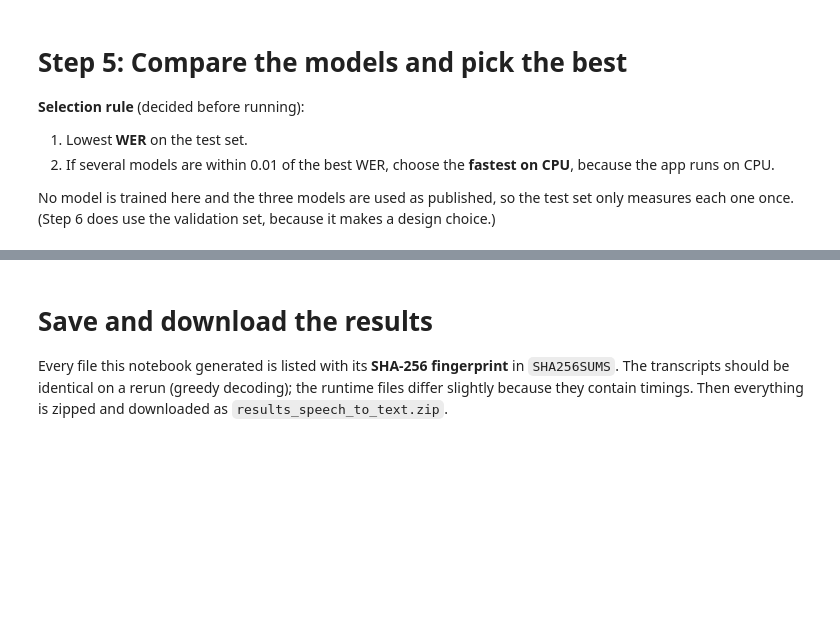
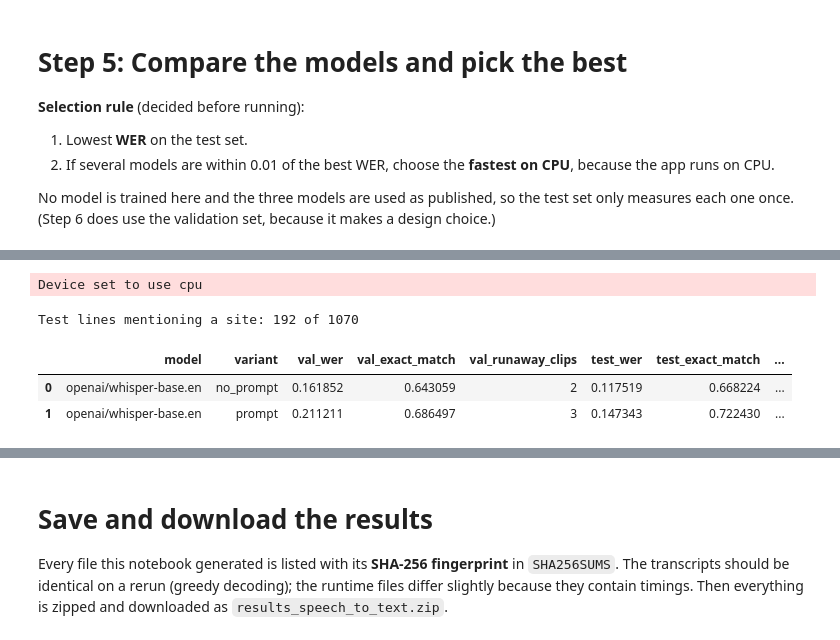
Before and after one commit to EthanIsaac/valorant-voiceline-qa, a Jupyter notebook: notebooks/02_speech_to_text.ipynb, the cells around one changed output, grey strips where cells are left out. Saved outputs shown, nothing was run; the diff lists cells and outputs as text; code cells hidden in the pictures; blank space fills up the shorter version.

```diff
--- a/notebooks/02_speech_to_text.ipynb
+++ b/notebooks/02_speech_to_text.ipynb
@@ -395,50 +458,55 @@ print("\nAdopted variant:", ADOPTED)
 # %%
-# 2. Report all three variants on the test set (the no-prompt test transcripts come from Step 3)
-test_raw = {"no_prompt": list(transcripts[f"{BEST}_raw"]), "prompt": transcribe(best_asr, test["waveform"], prompt_ids)}
-test_raw["prompt_guarded"] = [n if is_loop(p) else p for n, p in zip(test_raw["no_prompt"], test_raw["prompt"])]
+# 3. Report on the test set (the no-prompt test transcripts come from Step 3)
+test_raw_prompt = transcribe(best_asr, test["waveform"], prompt_ids)
+test_scores = {"no_prompt": {
+    "wer": results[BEST]["wer"],
+    "exact_match": results[BEST]["exact_match"],
+    "runaway_clips": runaway_clips(transcripts["reference"], transcripts[f"{BEST}_normalized"]),
+}}
+test_scores["prompt"], prompt_normalized, prompt_clip_wer = score(transcripts["reference"], test_raw_prompt)
 
-test_scores, test_clip_wer, test_normalized = {}, {}, {}
-for variant in VARIANTS:
-    test_scores[variant], test_normalized[variant], test_clip_wer[variant] = score(transcripts["reference"], test_raw[variant])
-
-prompt_transcripts = transcripts[["agent", "audio_name", "spoken_text", "reference"]].copy()
-for variant in VARIANTS:
-    prompt_transcripts[f"{variant}_raw"] = test_raw[variant]
-    prompt_transcripts[f"{variant}_clip_wer"] = test_clip_wer[variant]
-prompt_transcripts["guard_triggered"] = [is_loop(p) for p in test_raw["prompt"]]
+prompt_transcripts = transcripts[["agent", "audio_name", "spoken_text", "reference",
+                                  f"{BEST}_raw", f"{BEST}_clip_wer"]].copy()
+prompt_transcripts[f"{BEST}_prompt_raw"] = test_raw_prompt
+prompt_transcripts[f"{BEST}_prompt_clip_wer"] = prompt_clip_wer
 prompt_transcripts.to_csv(f"{RESULTS_DIR}/{BEST}_prompt_test_transcripts.csv", index=False)
 
 # Effect on the lines the prompt targets: lines that mention a site letter (A, B or C)
 mentions_site = transcripts["spoken_text"].str.contains(r"\b[ABC]\b", regex=True).to_numpy()
 
-# CPU runtime of the two prompted variants (same 100 clips and method as Step 4)
+# CPU runtime with the prompt (same 100 clips and method as Step 4)
 cpu_asr = pipeline("automatic-speech-recognition", model=CANDIDATES[BEST], device=-1)
 cpu_prompt_ids = cpu_asr.tokenizer.get_prompt_ids(PROMPT, return_tensors="pt")
 transcribe(cpu_asr, speed_clips["waveform"].head(1), cpu_prompt_ids)   # warm-up
-cpu_ms = {"no_prompt": results[BEST]["cpu_ms_per_clip"]}
-for variant, run in [("prompt", lambda w: transcribe(cpu_asr, w, cpu_prompt_ids)),
-                     ("prompt_guarded", lambda w: transcribe_guarded(cpu_asr, w, cpu_prompt_ids))]:
-    start = time.perf_counter()
-    run(speed_clips["waveform"])
-    cpu_ms[variant] = round((time.perf_counter() - start) / len(speed_clips) * 1000, 1)
+start = time.perf_counter()
+transcribe(cpu_asr, speed_clips["waveform"], cpu_prompt_ids)
+prompt_ms_per_clip = (time.perf_counter() - start) / len(speed_clips) * 1000
 del cpu_asr
 
-prompt_experiment = pd.DataFrame([{
-    "model": CANDIDATES[BEST],
-    "variant": variant,
-    "val_wer": val_scores[variant]["wer"],
-    "val_exact_match": val_scores[variant]["exact_match"],
-    "val_runaway_clips": val_scores[variant]["runaway_clips"],
-    "test_wer": test_scores[variant]["wer"],
-    "test_exact_match": test_scores[variant]["exact_match"],
-    "test_runaway_clips": test_scores[variant]["runaway_clips"],
-    "test_exact_match_site_lines": float(np.mean(test_clip_wer[variant][mentions_site] == 0)),
-    "test_exact_match_other_lines": float(np.mean(test_clip_wer[variant][~mentions_site] == 0)),
-    "cpu_ms_per_clip": cpu_ms[variant],
-    "adopted": variant == ADOPTED,
-} for variant in VARIANTS])
+rows = []
+for variant, clip_wer in [("no_prompt", transcripts[f"{BEST}_clip_wer"].to_numpy()), ("prompt", prompt_clip_wer)]:
+    rows.append({
+        "model": CANDIDATES[BEST],
+        "variant": variant,
+        "val_wer": val_scores[variant]["wer"],
+        "val_exact_match": val_scores[variant]["exact_match"],
+        "val_runaway_clips": val_scores[variant]["runaway_clips"],
+        "test_wer": test_scores[variant]["wer"],
+        "test_exact_match": test_scores[variant]["exact_match"],
+        "test_runaway_clips": test_scores[variant]["runaway_clips"],
+        "test_exact_match_site_lines": float(np.mean(clip_wer[mentions_site] == 0)),
+        "test_exact_match_other_lines": float(np.mean(clip_wer[~mentions_site] == 0)),
+        "cpu_ms_per_clip": results[BEST]["cpu_ms_per_clip"] if variant == "no_prompt" else round(prompt_ms_per_clip, 1),
+        "adopted": (variant == "prompt") == USE_PROMPT,
+    })
+prompt_experiment = pd.DataFrame(rows)
 prompt_experiment.to_csv(f"{RESULTS_DIR}/prompt_experiment.csv", index=False)
-print(f"Test lines mentioning a site: {mentions_site.sum()} of {len(test)} | "
-      f"guard triggered on {prompt_transcripts['guard_triggered'].sum()} test clips")
+print(f"Test lines mentioning a site: {mentions_site.sum()} of {len(test)}")
 prompt_experiment
+# %% [output]
+Device set to use cpu
+Test lines mentioning a site: 192 of 1070
+|  | model | variant | val_wer | val_exact_match | val_runaway_clips | test_wer | test_exact_match | ... |
+| 0 | openai/whisper-base.en | no_prompt | 0.161852 | 0.643059 | 2 | 0.117519 | 0.668224 | ... |
+| 1 | openai/whisper-base.en | prompt | 0.211211 | 0.686497 | 3 | 0.147343 | 0.722430 | ... |
 # %%
```
Also changed, not shown: parts of 20 cells of this notebook.
